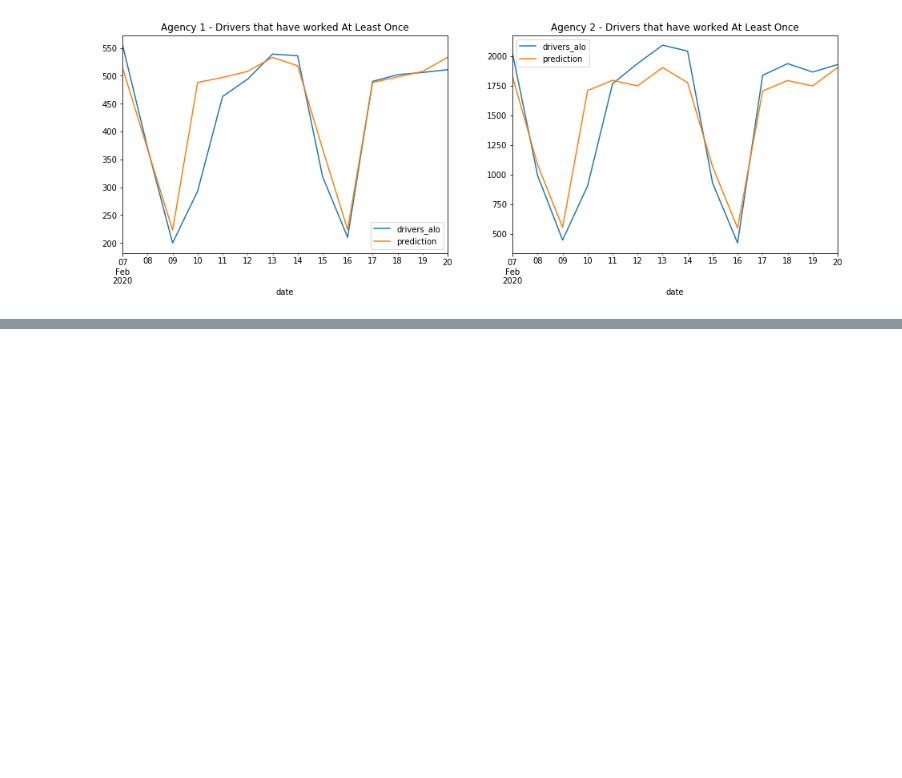
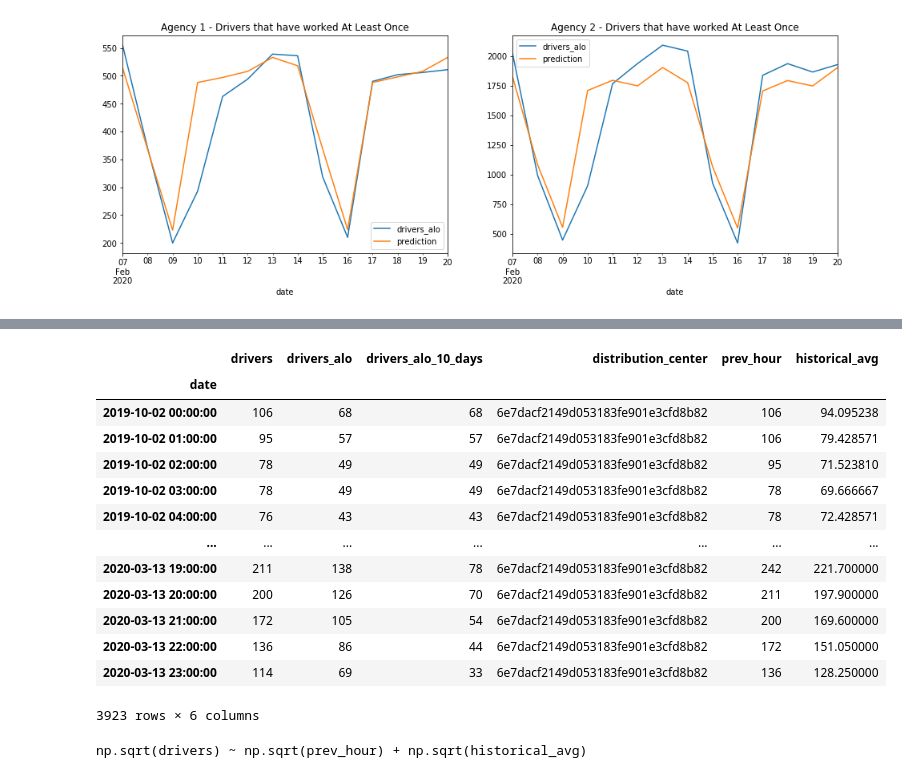
Before and after one commit to akanelson/ds4a, a Jupyter notebook: initial_exploratory_analysis/20 - Daily unique drivers prediction on the fly.ipynb, the cells around one changed output, grey strips where cells are left out. Saved outputs shown, nothing was run; the diff lists cells and outputs as text; code cells hidden in the pictures; blank space fills up the shorter version.

```diff
--- a/initial_exploratory_analysis/20 - Daily unique drivers prediction on the fly.ipynb
+++ b/initial_exploratory_analysis/20 - Daily unique drivers prediction on the fly.ipynb
@@ -234,0 +269,52 @@ np.sqrt(drivers_alo) ~ tuesday + wednesday + thursday + friday + saturday + sund
+# %%
+def prepare_hourly_drivers_for_predictions(df, today_time, column = 'drivers'):
+
+    df['prev_hour'] = df[column]
+    df.reset_index(inplace=True)
+
+    if len(today_time) == 10:
+        today_time += ' 00'
+
+    for i in range(1, len(df)):
+        df.loc[i, 'prev_hour'] = df.loc[i-1, column]
+
+    df.set_index('date', inplace=True)
+
+    avg_per_dow_and_hour = []
+    for i in range(7):
+        condition = (df.index.dayofweek == i)
+        if len(today_time) > 0:
+            condition = condition & (df.index < today_time[:13])
+
+        if len(df[condition]) == 0:
+            raise 'There is not enough data to build the hourly prediction model'
+        avg_per_dow_and_hour.append(
+            df[condition].groupby(df[condition].index.hour)[column].mean().reset_index(drop=True)
+        )
+    #print(avg_per_dow_and_hour)
+
+    df['historical_avg'] = 0
+    for day in range(7):
+        for hour in range(24):
+            df.loc[(df.index.dayofweek == day)
+                & (df.index.hour == hour), 'historical_avg'] = avg_per_dow_and_hour[day][hour]
+
+    return df
+# %%
+df1 = get_hourly_drivers(agency['1'], from_='2019-10-02', to_='2020-03-14')
+prepare_hourly_drivers_for_predictions(df1, today_time = '2020-02-20 15:27:30', column='drivers')
+# %% [output]
+|  | drivers | drivers_alo | drivers_alo_10_days | distribution_center | prev_hour | historical_avg |
+| date |  |  |  |  |  |  |
+| 2019-10-02 00:00:00 | 106 | 68 | 68 | 6e7dacf2149d053183fe901e3cfd8b82 | 106 | 94.095238 |
+| 2019-10-02 01:00:00 | 95 | 57 | 57 | 6e7dacf2149d053183fe901e3cfd8b82 | 106 | 79.428571 |
+| 2019-10-02 02:00:00 | 78 | 49 | 49 | 6e7dacf2149d053183fe901e3cfd8b82 | 95 | 71.523810 |
+| 2019-10-02 03:00:00 | 78 | 49 | 49 | 6e7dacf2149d053183fe901e3cfd8b82 | 78 | 69.666667 |
+| 2019-10-02 04:00:00 | 76 | 43 | 43 | 6e7dacf2149d053183fe901e3cfd8b82 | 78 | 72.428571 |
+| ... | ... | ... | ... | ... | ... | ... |
+| 2020-03-13 19:00:00 | 211 | 138 | 78 | 6e7dacf2149d053183fe901e3cfd8b82 | 242 | 221.700000 |
+| 2020-03-13 20:00:00 | 200 | 126 | 70 | 6e7dacf2149d053183fe901e3cfd8b82 | 211 | 197.900000 |
+| 2020-03-13 21:00:00 | 172 | 105 | 54 | 6e7dacf2149d053183fe901e3cfd8b82 | 200 | 169.600000 |
+| 2020-03-13 22:00:00 | 136 | 86 | 44 | 6e7dacf2149d053183fe901e3cfd8b82 | 172 | 151.050000 |
+| 2020-03-13 23:00:00 | 114 | 69 | 33 | 6e7dacf2149d053183fe901e3cfd8b82 | 136 | 128.250000 |
+3923 rows × 6 columns
@@ -234,0 +354,4 @@ np.sqrt(drivers_alo) ~ tuesday + wednesday + thursday + friday + saturday + sund
+# %%
+model, train, test, dates_train, dates_test = get_hourly_drivers_model(agency['1'], today_time='2020-01-10 15:30:20' , column='drivers')
+# %% [output]
+np.sqrt(drivers) ~ np.sqrt(prev_hour) + np.sqrt(historical_avg)
```
Also changed, not shown: parts of 10 cells of this notebook.
